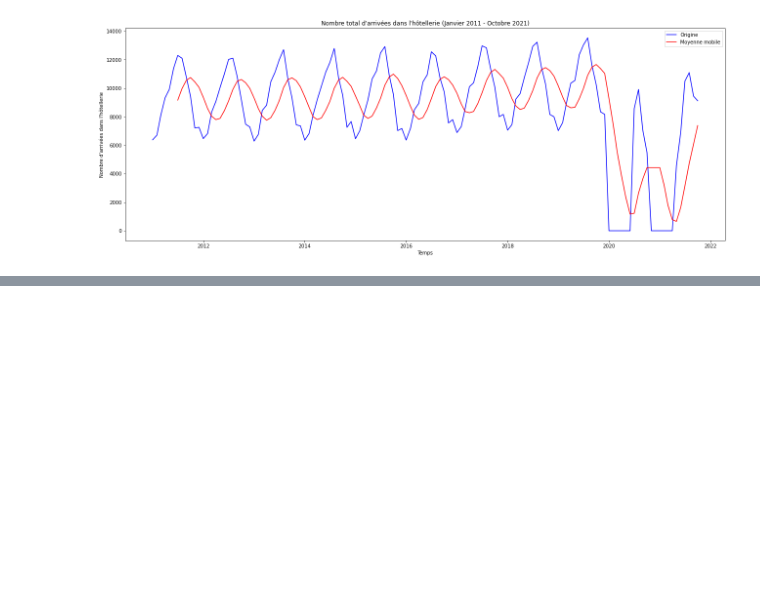
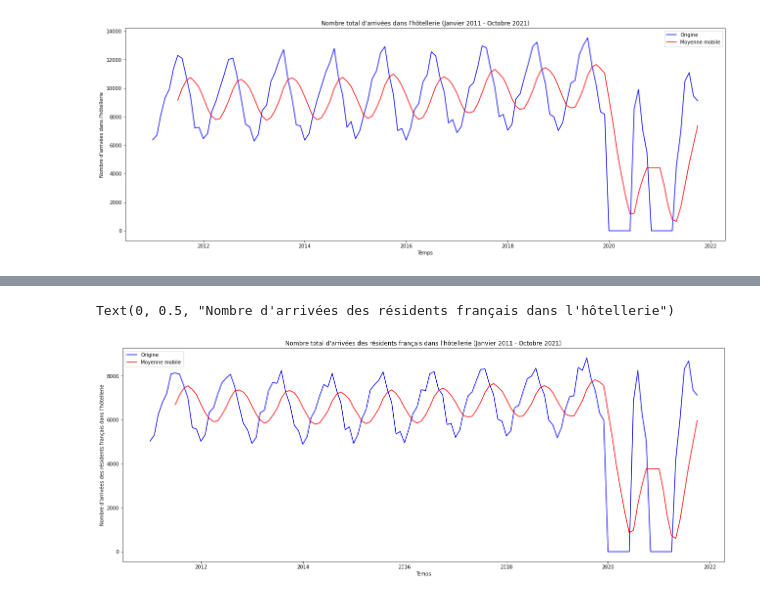
Before and after one commit to julienowack/stat_app, a Jupyter notebook: series temporelles.ipynb, the cells around one changed output, grey strips where cells are left out. Drawn from its saved outputs; the diff is of its cells as text; code cells hidden in the pictures; blank space fills up the shorter version.

Commit message:
moyenne mobile résidents et non-résidents

```diff
--- a/series temporelles.ipynb
+++ b/series temporelles.ipynb
@@ -298,0 +301,4 @@ Text(0, 0.5, "Nombre d'arrivées dans l'hôtellerie")
+# %%
+df_arrivees_hotel_residents = df_France_Official_Data[df_France_Official_Data['individus']=="Résidents"]
+df_arrivees_hotel_residents.sort_values(by=['date'], inplace=True)
+df_arrivees_hotel_residents
@@ -298,0 +319,20 @@ Text(0, 0.5, "Nombre d'arrivées dans l'hôtellerie")
+# %%
+df_arrivees_hotel_residents_temps = df_arrivees_hotel_residents.groupby('date').sum()
+df_arrivees_hotel_residents_temps.reset_index(inplace=True)
+df_arrivees_hotel_residents_value = df_arrivees_hotel_residents_temps['value_in_thousands']
+
+x = df_arrivees_hotel_residents_temps["date"]
+y = df_arrivees_hotel_residents_temps["value_in_thousands"]
+z = rolling_mean = df_arrivees_hotel_residents_value.rolling(window = 7).mean()
+
+fig = plt.figure(1, figsize=(22, 8))
+
+plt.plot(x, y, color = 'blue', label = 'Origine')
+plt.plot(x, z, color = 'red', label = 'Moyenne mobile')
+plt.title("Nombre total d'arrivées des résidents français dans l'hôtellerie (Janvier 2011 - Octobre 2021)")
+plt.legend(loc = 'best')
+plt.xlabel('Temps')
+plt.ylabel("Nombre d'arrivées des résidents français dans l'hôtellerie")
+# %% [output]
+Text(0, 0.5, "Nombre d'arrivées des résidents français dans l'hôtellerie")
+[figure, added]
```
Also changed, not shown: parts of 5 cells of this notebook.
